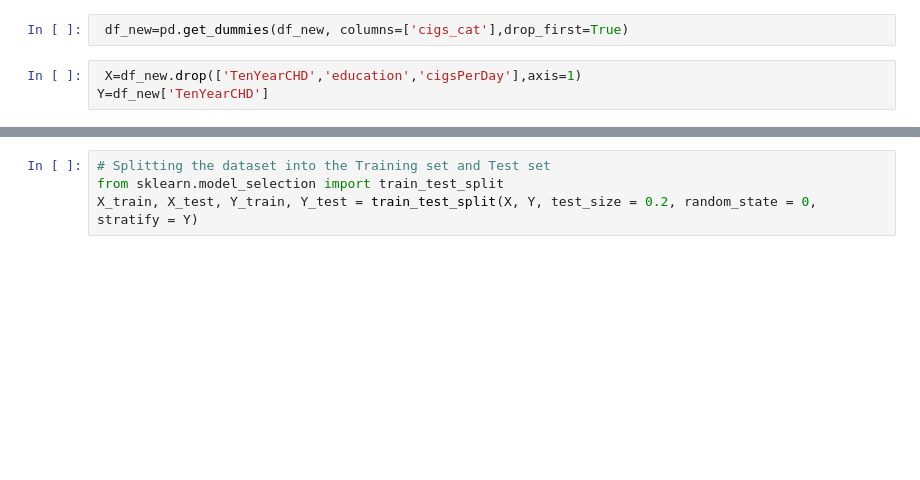
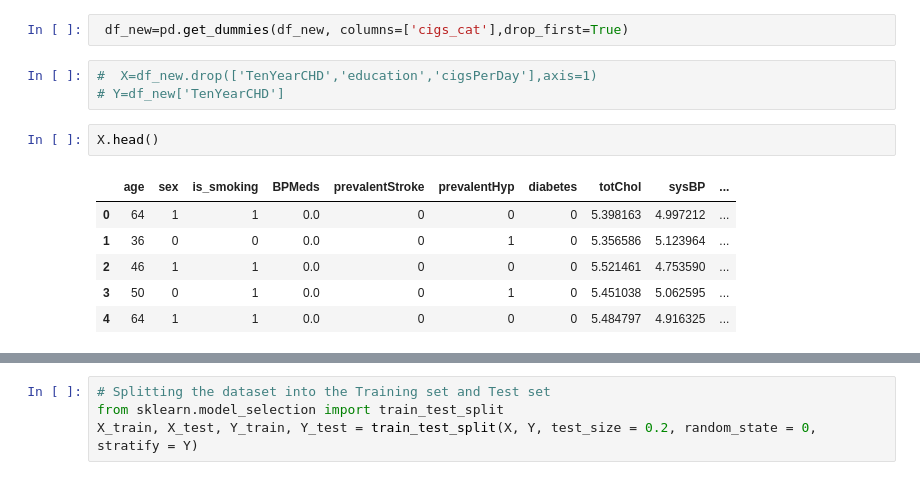
Before and after one commit to Yogesh-8998/Cardio-Vascular-Risk-Prediction, a Jupyter notebook: CHD_Risk_prediction.ipynb, the cells around one changed output, grey strips where cells are left out. Cells and saved outputs as stored; diff of their text form; blank space fills up the shorter version.

```diff
--- a/CHD_Risk_prediction.ipynb
+++ b/CHD_Risk_prediction.ipynb
@@ -364,5 +364,14 @@ df_new.describe()
 # %%
  df_new=pd.get_dummies(df_new, columns=['cigs_cat'],drop_first=True)
 # %%
- X=df_new.drop(['TenYearCHD','education','cigsPerDay'],axis=1)
-Y=df_new['TenYearCHD']
+#  X=df_new.drop(['TenYearCHD','education','cigsPerDay'],axis=1)
+# Y=df_new['TenYearCHD']
+# %%
+X.head()
+# %% [output]
+|  | age | sex | is_smoking | BPMeds | prevalentStroke | prevalentHyp | diabetes | totChol | sysBP | ... |
+| 0 | 64 | 1 | 1 | 0.0 | 0 | 0 | 0 | 5.398163 | 4.997212 | ... |
+| 1 | 36 | 0 | 0 | 0.0 | 0 | 1 | 0 | 5.356586 | 5.123964 | ... |
+| 2 | 46 | 1 | 1 | 0.0 | 0 | 0 | 0 | 5.521461 | 4.753590 | ... |
+| 3 | 50 | 0 | 1 | 0.0 | 0 | 1 | 0 | 5.451038 | 5.062595 | ... |
+| 4 | 64 | 1 | 1 | 0.0 | 0 | 0 | 0 | 5.484797 | 4.916325 | ... |
```
Also changed, not shown: parts of 38 cells of this notebook.
